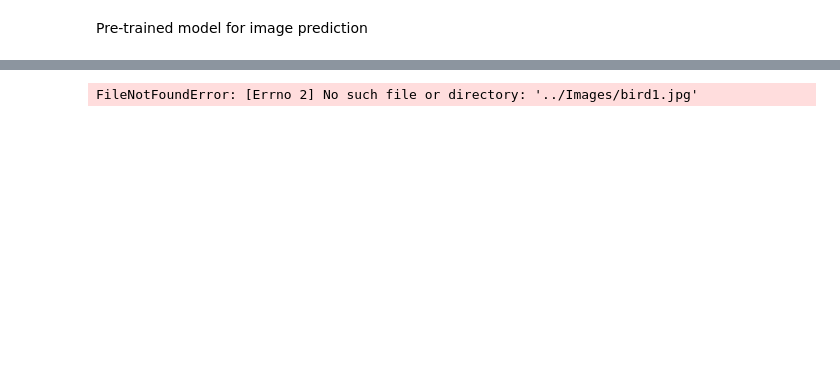
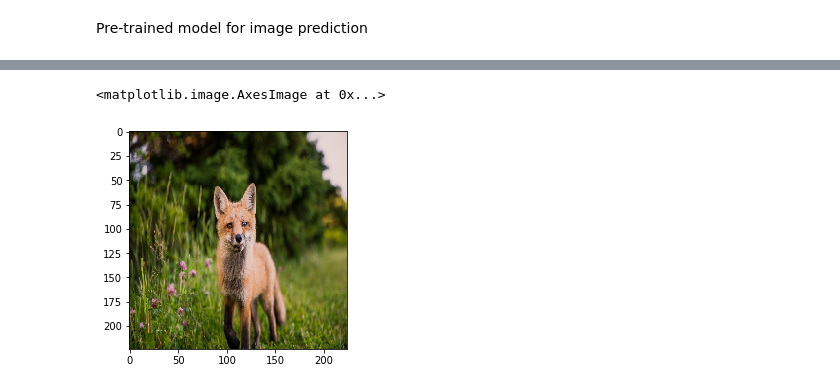
Before and after one commit to katelynburke/dog_breed_detection, a Jupyter notebook: static/notebooks/pretrained_model.ipynb, the cells around one changed output, grey strips where cells are left out. Drawn from its saved outputs; the diff is of its cells as text; code cells hidden in the pictures; blank space fills up the shorter version.

```diff
--- a/static/notebooks/pretrained_model.ipynb
+++ b/static/notebooks/pretrained_model.ipynb
@@ -31,8 +32,9 @@ Downloading data from https://github.com/fchollet/deep-learning-models/releases/
 image_size = (224, 224)
 # %%
 # Load the image and resize to default image size
-image_path = os.path.join("..", "Images", "bird1.jpg")
+image_path = os.path.join("images", "animal1.jpg")
 img = image.load_img(image_path, target_size=image_size)
 plt.imshow(img)
 # %% [output]
-FileNotFoundError: [Errno 2] No such file or directory: '../Images/bird1.jpg'
+<matplotlib.image.AxesImage at 0x...>
+[figure, added]
```
Also changed, not shown: parts of 5 cells of this notebook, 1 other file.
